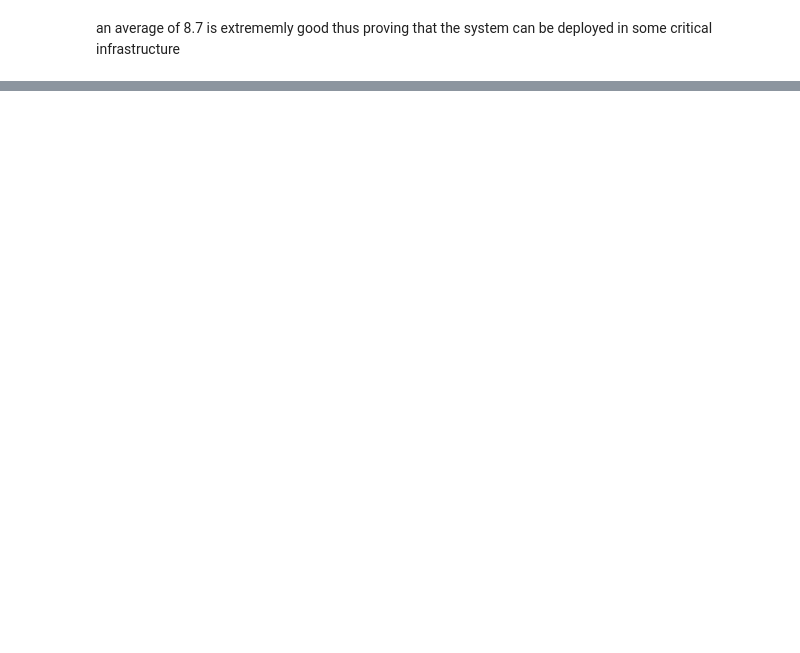
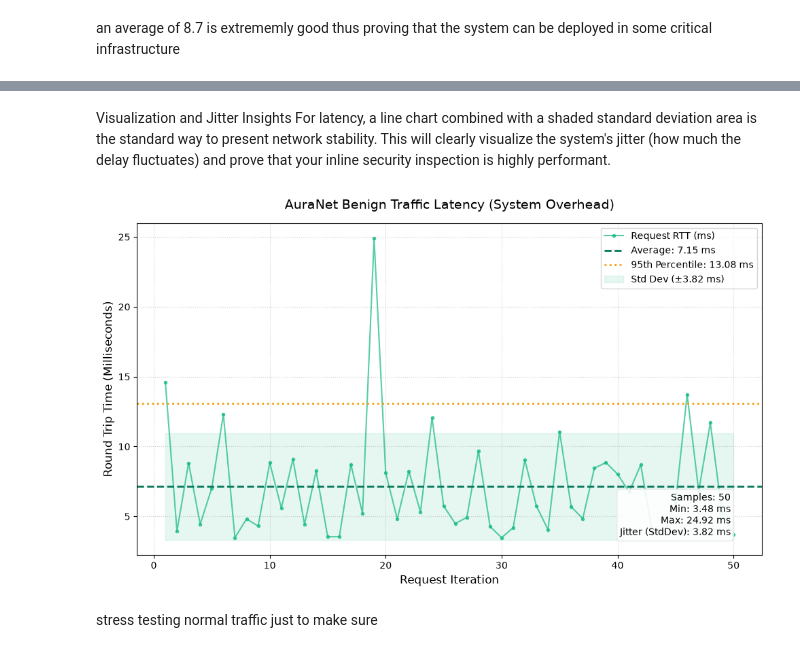
Before and after one commit to drnull03/AuraNet, a Jupyter notebook: System_CharacterizationAndInsights/insights.ipynb, the cells around one changed output, grey strips where cells are left out. Drawn from its saved outputs; the diff is of its cells as text; code cells hidden in the pictures; blank space fills up the shorter version.

Commit message:
made burst test for more benign traffic insights

```diff
--- a/System_CharacterizationAndInsights/insights.ipynb
+++ b/System_CharacterizationAndInsights/insights.ipynb
@@ -193,0 +249,59 @@ an average of 8.7 is extrememly good thus proving that the system can be deploye
+# %% [markdown]
+Visualization and Jitter Insights
+For latency, a line chart combined with a shaded standard deviation area is the standard way to present network stability. This will clearly visualize the system's jitter (how much the delay fluctuates) and prove that your inline security inspection is highly performant.
+# %%
+def plot_benign_latency(data):
+    if not data:
+        print("No data collected to plot.")
+        return
+
+    iterations = np.arange(1, len(data) + 1)
+    avg_latency = np.mean(data)
+    std_dev = np.std(data)
+    p95_latency = np.percentile(data, 95)
+
+    plt.figure(figsize=(10, 6))
+
+    # Plot the raw latency data
+    plt.plot(iterations, data, marker='.', linestyle='-', color='#10b981', alpha=0.7, label='Request RTT (ms)')
+
+    # Plot the Average Line
+    plt.axhline(y=avg_latency, color='#047857', linestyle='--', linewidth=2,
+                label=f'Average: {avg_latency:.2f} ms')
+
+    # Plot the 95th Percentile Line (Standard metric for network performance)
+    plt.axhline(y=p95_latency, color='#f59e0b', linestyle=':', linewidth=2,
+                label=f'95th Percentile: {p95_latency:.2f} ms')
+
+    # Shade the standard deviation to show jitter/stability
+    plt.fill_between(iterations,
+                     avg_latency - std_dev,
+                     avg_latency + std_dev,
+                     color='#10b981', alpha=0.1, label=f'Std Dev (±{std_dev:.2f} ms)')
+
+    plt.title('AuraNet Benign Traffic Latency (System Overhead)', fontsize=14, pad=15)
+    plt.xlabel('Request Iteration', fontsize=12)
+    plt.ylabel('Round Trip Time (Milliseconds)', fontsize=12)
+
+    plt.grid(True, linestyle=':', alpha=0.6)
+    plt.legend(loc='upper right')
+
+    # Add a clean statistics box
+    stats_text = (
+        f"Samples: {len(data)}\n"
+        f"Min: {np.min(data):.2f} ms\n"
+        f"Max: {np.max(data):.2f} ms\n"
+        f"Jitter (StdDev): {std_dev:.2f} ms"
+    )
+    plt.text(0.95, 0.05, stats_text, transform=plt.gca().transAxes, fontsize=10,
+             verticalalignment='bottom', horizontalalignment='right',
+             bbox=dict(boxstyle='round', facecolor='white', edgecolor='#e5e7eb', alpha=0.9))
+
+    plt.tight_layout()
+    plt.show()
+
+plot_benign_latency(benign_latency_data)
+# %% [output]
+[figure, added]
+# %% [markdown]
+stress testing normal traffic just to make sure
```
Also changed, not shown: parts of 4 cells of this notebook, 1 other file.
